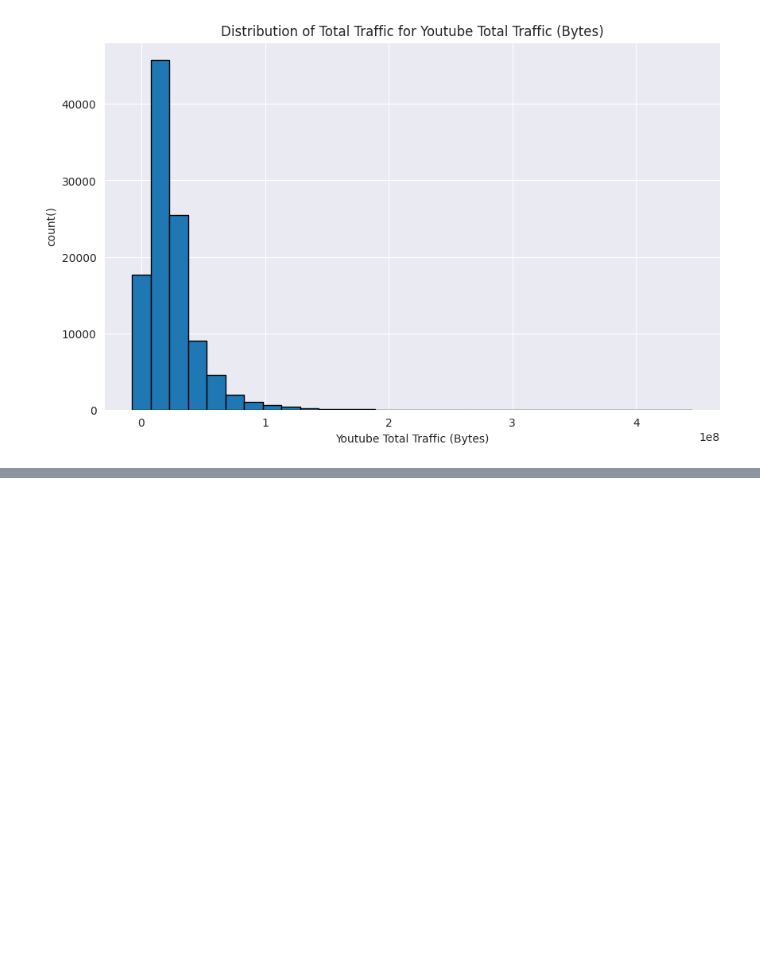
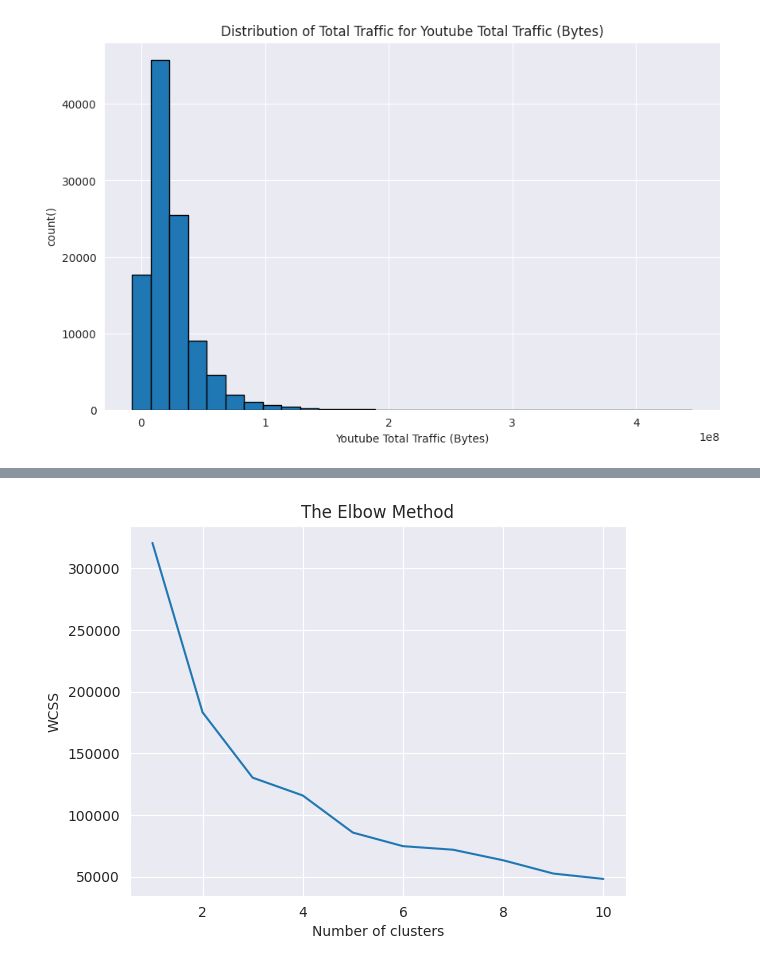
Before and after one commit to hillaryke/Telecom-User-Analytics, a Jupyter notebook: notebooks/Task-3.ipynb, the cells around one changed output, grey strips where cells are left out. Saved outputs shown, nothing was run; the diff lists cells and outputs as text; code cells hidden in the pictures; blank space fills up the shorter version.

Commit message:
add k-means clustering and use elbow-method

```diff
--- a/notebooks/Task-3.ipynb
+++ b/notebooks/Task-3.ipynb
@@ -109,22 +115,18 @@ for app in top_3_apps:
 # %%
+# Run a k-means (k=3) to classify customers in three groups of engagement
+kmeans = KMeans(n_clusters=3, random_state=0).fit(normalized_metrics)
 
-# Using k-means clustering algorithm, group users in k engagement clusters based on the engagement metrics
-# Determine the optimized value of k using the elbow method
-distortions = []
-silhouettes = []
-K = range(2, 10)
-for k in K:
-    kmeanModel = KMeans(n_clusters=k)
-    kmeanModel.fit(normalized_metrics)
-    distortions.append(kmeanModel.inertia_)
-    silhouettes.append(silhouette_score(normalized_metrics, kmeanModel.labels_))
+# Find the optimized value of k using the elbow method
+wcss = []
+for i in range(1, 11):
+    kmeans = KMeans(n_clusters=i, init='k-means++', random_state=42)
+    kmeans.fit(normalized_metrics)
+    wcss.append(kmeans.inertia_)
 
-# Plot the elbow
-plt.figure(figsize=(16,8))
-plt.plot(K, distortions, 'bx-')
-plt.xlabel('k')
-plt.ylabel('Distortion')
-plt.title('The Elbow Method showing the optimal k')
+plt.plot(range(1, 11), wcss)
+plt.title('The Elbow Method')
+plt.xlabel('Number of clusters')
+plt.ylabel('WCSS')
 plt.show()
-
-# The optimal number of clusters is the value of k at the "elbow" ie. the point after which the distortion/inertia start decreasing in a linear fashion.
+# %% [output]
+[figure, added]
```
Also changed, not shown: parts of 3 cells of this notebook.
